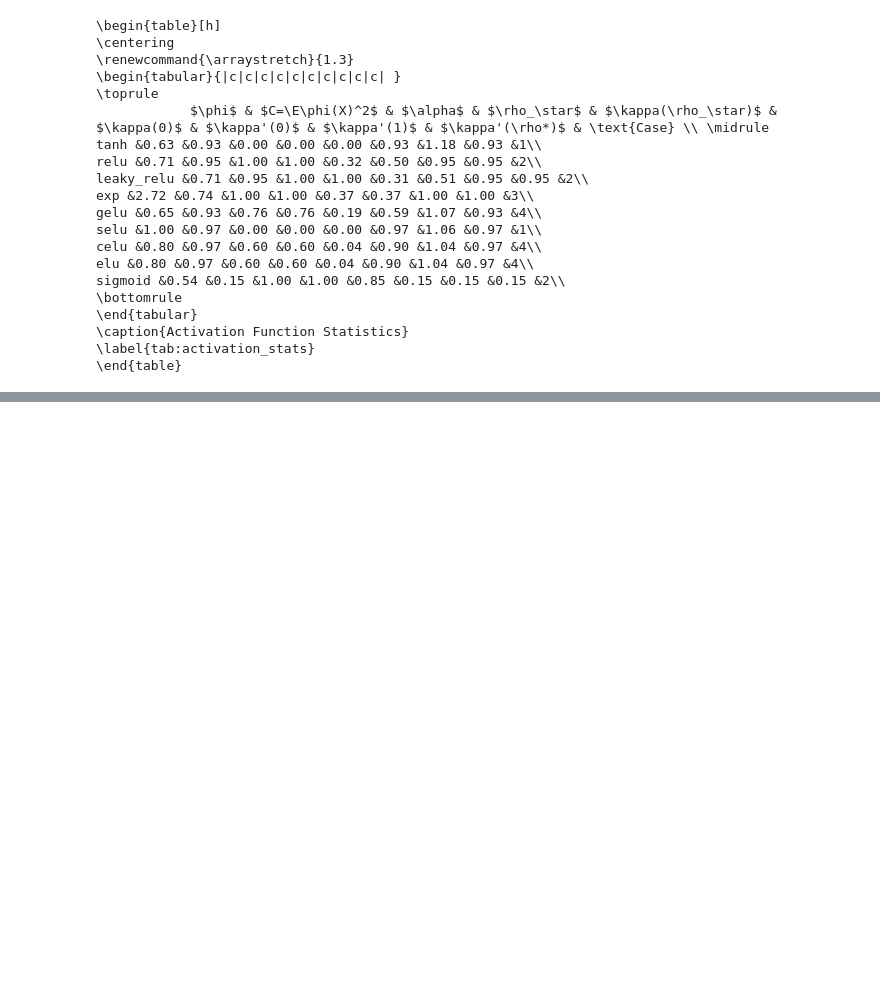
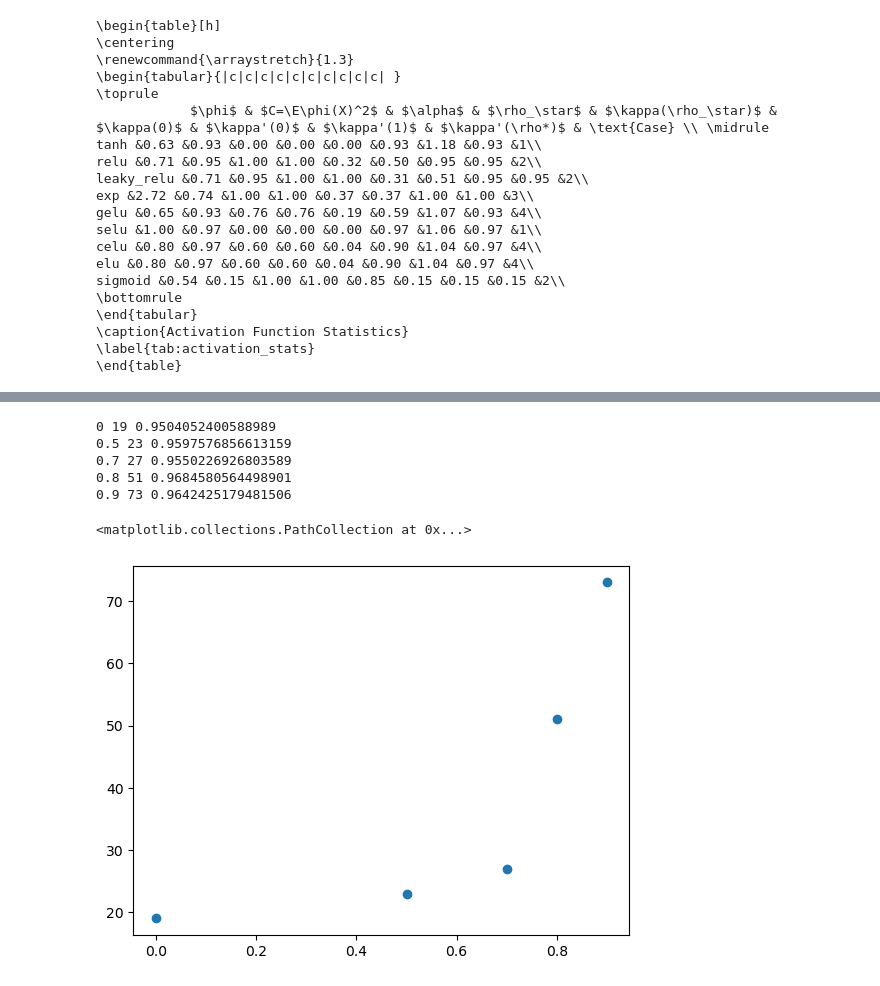
Before and after one commit to ajoudaki/kernel-global-dynamics, a Jupyter notebook: evaluations.ipynb, the cells around one changed output, grey strips where cells are left out. Drawn from its saved outputs; the diff is of its cells as text; code cells hidden in the pictures; blank space fills up the shorter version.

```diff
--- a/evaluations.ipynb
+++ b/evaluations.ipynb
@@ -971,0 +1328,20 @@ sigmoid &0.54 &0.15 &1.00 &1.00 &0.85 &0.15 &0.15 &0.15 &2\\
+# %%
+x = []
+y = []
+for residual_strength, results in all_results:
+    off_diags_mean = [r['off_diags_mean'] for r in results]
+    for i,r in enumerate(off_diags_mean):
+        if r>=.95:
+            print(residual_strength, i, r)
+            x.append(residual_strength)
+            y.append(i)
+            break
+plt.scatter(x, y)
+# %% [output]
+0 19 0.9504052400588989
+0.5 23 0.9597576856613159
+0.7 27 0.9550226926803589
+0.8 51 0.9684580564498901
+0.9 73 0.9642425179481506
+<matplotlib.collections.PathCollection at 0x...>
+[figure, added]
```
Also changed, not shown: parts of 9 cells of this notebook.
